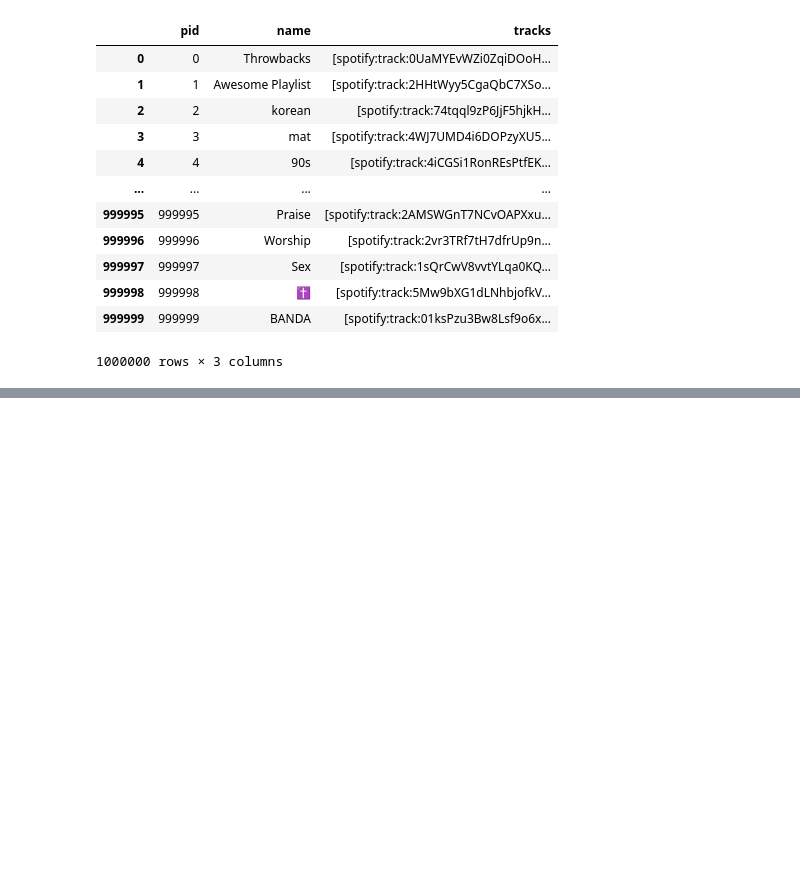
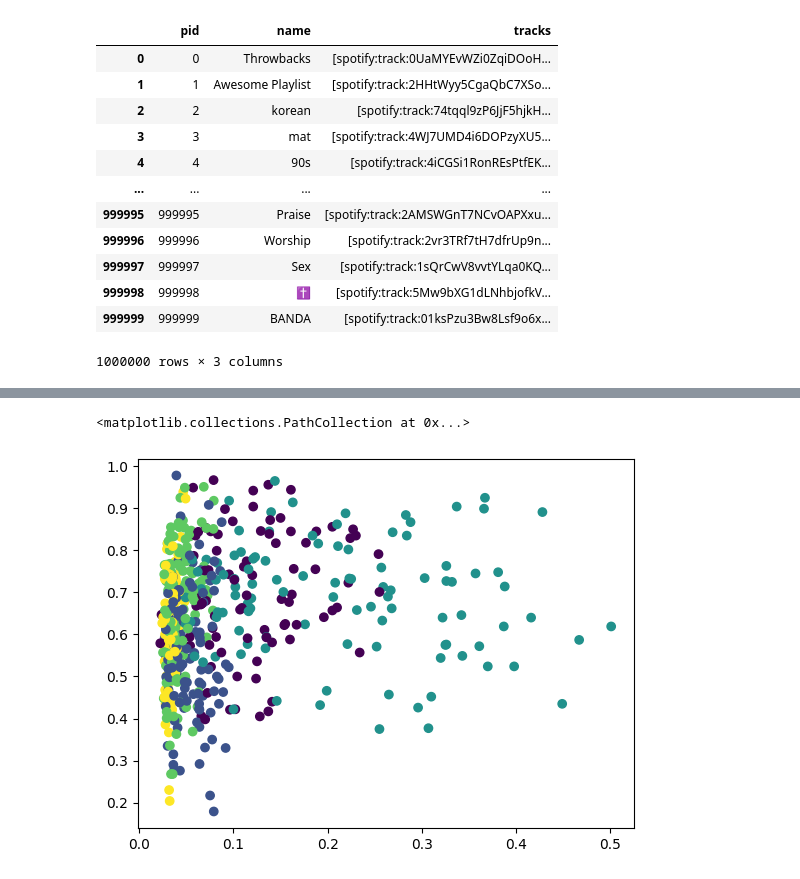
Before and after one commit to ksuoo/CSCI4022_Project, a Jupyter notebook: CSCI4022_Project_Final.ipynb, the cells around one changed output, grey strips where cells are left out. Cells and saved outputs as stored; diff of their text form; code cells hidden in the pictures; blank space fills up the shorter version.

```diff
--- a/CSCI4022_Project_Final.ipynb
+++ b/CSCI4022_Project_Final.ipynb
@@ -327,0 +447,21 @@ The graph begins to plateau around k=4-6, so this many clusters would work well
+# %%
+def get_best_combination():
+    indices = [0, 1, 2, 3, 4, 5]
+    min_dist = np.inf
+    best_features = None
+
+    for k in range(2, 6):
+        feature_combinations = list(combinations(indices, k))
+        for c in feature_combinations:
+            c = list(c)
+            temp = dat1.iloc[:, c]
+            pmi, mu, sig, p, d = GMM(temp, 6, len(c))
+            if d < min_dist:
+                min_dist = d
+                best_features = c
+
+    return min_dist, best_features
+
+min_error, best_features = get_best_combination()
+dat2 = dat1.iloc[:, best_features]
+dat2 # lowest mean dist features
@@ -387,0 +512,7 @@ get_top_k_songs(10, pmi4, dat, input_songs_indices)
+# %%
+pmi5, mu5, sig5, p5, d5 = GMM(dat2,5,dat2.shape[1])
+# %%
+plt.scatter(dat1.iloc[:, best_features[0]], dat.iloc[:, best_features[1]], c=np.argmax(pmi5, axis=1))
+# %% [output]
+<matplotlib.collections.PathCollection at 0x...>
+[figure, added]
```
Also changed, not shown: parts of 29 cells of this notebook.
